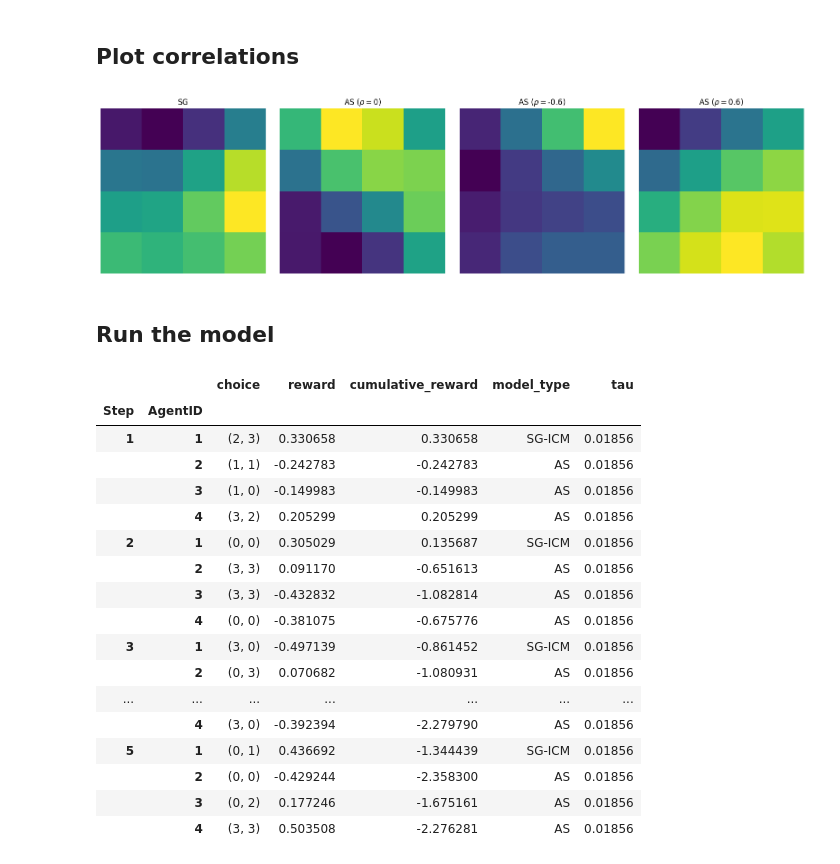
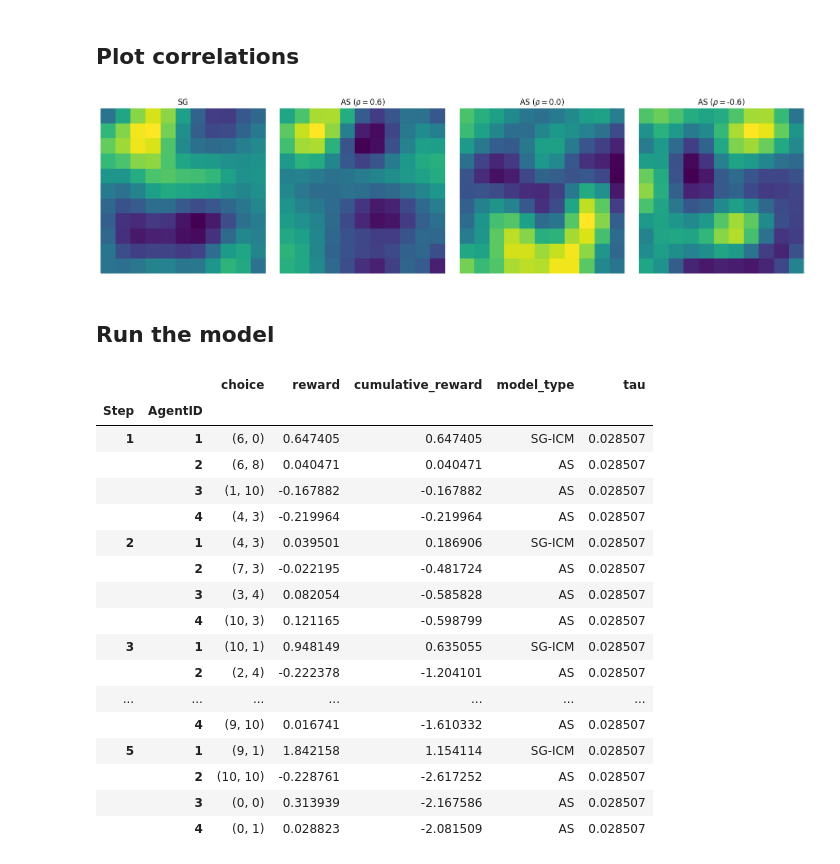
Before and after one commit to vagechirkov/Spatial-MAB-ABM, a Jupyter notebook: abm/2soc2gen.ipynb, the cells around one changed output. Saved outputs shown, nothing was run; the diff lists cells and outputs as text; code cells hidden in the pictures.

```diff
--- a/abm/2soc2gen.ipynb
+++ b/abm/2soc2gen.ipynb
@@ -30,36 +60,36 @@ n_children = corr_matrix.shape[0] - 1
 
 seed = 0
 a_rng = np.random.default_rng(seed)
 
-grid_size = 4
+grid_size = 11 # change resolution
 parent, child_maps = make_parent_and_children_cholesky2(
     rng=a_rng,
     grid_size=grid_size,
     n_children=n_children + 1,
     length_scale=2.0,
     corr_matrix=corr_matrix,
 )
 
 # keep reward scale consistent with other sims
 child_maps = [_min_max(c) - 0.5 for c in child_maps]
 
 fig, axes = plt.subplots(1, len(child_maps) + 1, figsize=(4 * (len(child_maps) + 1), 4))
 
 # parent
 axes[0].imshow(_min_max(parent) - 0.5, origin='lower')
 axes[0].set_title("SG")
 axes[0].axis('off')
 
 # children
-for _corr, c, ax in zip([0, -0.6, 0.6], child_maps, axes[1:]):
+for _corr, c, ax in zip([0.6, 0.0, -0.6], child_maps, axes[1:]):
     ax.imshow(c, origin='lower')
     ax.set_title(fr"AS ($\rho=${_corr})")
     ax.axis('off')
 
 plt.tight_layout()
 plt.show()
 # %% [output]
-[figure, old version]
+[figure, new version]
 # %% [markdown]
 ## Run the model
 # %%
@@ -68,7 +98,7 @@ m = SocialGPModel(
     model_type="SG-ICM",
     child_maps=[parent] + child_maps,
     network_type="directed_one_to_four",
-    rho=np.array([1.0, 0.0, -0.6, 0.6]),
+    rho=np.array([1.0, 0.6, 0.0, -0.6]),
     tau_sampling=True, # tau=0.03,
 )
 
@@ -81,22 +111,22 @@ results.head(20)
 # %% [output]
 |  |  | choice | reward | cumulative_reward | model_type | tau |
 | Step | AgentID |  |  |  |  |  |
-| 1 | 1 | (2, 3) | 0.330658 | 0.330658 | SG-ICM | 0.01856 |
-|  | 2 | (1, 1) | -0.242783 | -0.242783 | AS | 0.01856 |
-|  | 3 | (1, 0) | -0.149983 | -0.149983 | AS | 0.01856 |
-|  | 4 | (3, 2) | 0.205299 | 0.205299 | AS | 0.01856 |
-| 2 | 1 | (0, 0) | 0.305029 | 0.135687 | SG-ICM | 0.01856 |
-|  | 2 | (3, 3) | 0.091170 | -0.651613 | AS | 0.01856 |
-|  | 3 | (3, 3) | -0.432832 | -1.082814 | AS | 0.01856 |
-|  | 4 | (0, 0) | -0.381075 | -0.675776 | AS | 0.01856 |
-| 3 | 1 | (3, 0) | -0.497139 | -0.861452 | SG-ICM | 0.01856 |
-|  | 2 | (0, 3) | 0.070682 | -1.080931 | AS | 0.01856 |
+| 1 | 1 | (6, 0) | 0.647405 | 0.647405 | SG-ICM | 0.028507 |
+|  | 2 | (6, 8) | 0.040471 | 0.040471 | AS | 0.028507 |
+|  | 3 | (1, 10) | -0.167882 | -0.167882 | AS | 0.028507 |
+|  | 4 | (4, 3) | -0.219964 | -0.219964 | AS | 0.028507 |
+| 2 | 1 | (4, 3) | 0.039501 | 0.186906 | SG-ICM | 0.028507 |
+|  | 2 | (7, 3) | -0.022195 | -0.481724 | AS | 0.028507 |
+|  | 3 | (3, 4) | 0.082054 | -0.585828 | AS | 0.028507 |
+|  | 4 | (10, 3) | 0.121165 | -0.598799 | AS | 0.028507 |
+| 3 | 1 | (10, 1) | 0.948149 | 0.635055 | SG-ICM | 0.028507 |
+|  | 2 | (2, 4) | -0.222378 | -1.204101 | AS | 0.028507 |
 | ... | ... | ... | ... | ... | ... | ... |
-|  | 4 | (3, 0) | -0.392394 | -2.279790 | AS | 0.01856 |
-| 5 | 1 | (0, 1) | 0.436692 | -1.344439 | SG-ICM | 0.01856 |
-|  | 2 | (0, 0) | -0.429244 | -2.358300 | AS | 0.01856 |
-|  | 3 | (0, 2) | 0.177246 | -1.675161 | AS | 0.01856 |
-|  | 4 | (3, 3) | 0.503508 | -2.276281 | AS | 0.01856 |
+|  | 4 | (9, 10) | 0.016741 | -1.610332 | AS | 0.028507 |
+| 5 | 1 | (9, 1) | 1.842158 | 1.154114 | SG-ICM | 0.028507 |
+|  | 2 | (10, 10) | -0.228761 | -2.617252 | AS | 0.028507 |
+|  | 3 | (0, 0) | 0.313939 | -2.167586 | AS | 0.028507 |
+|  | 4 | (0, 1) | 0.028823 | -2.081509 | AS | 0.028507 |
 # %%
 R = build_corr_matrix_option1()
 
```
Also changed, not shown: parts of 12 cells of this notebook, 1 other file.
